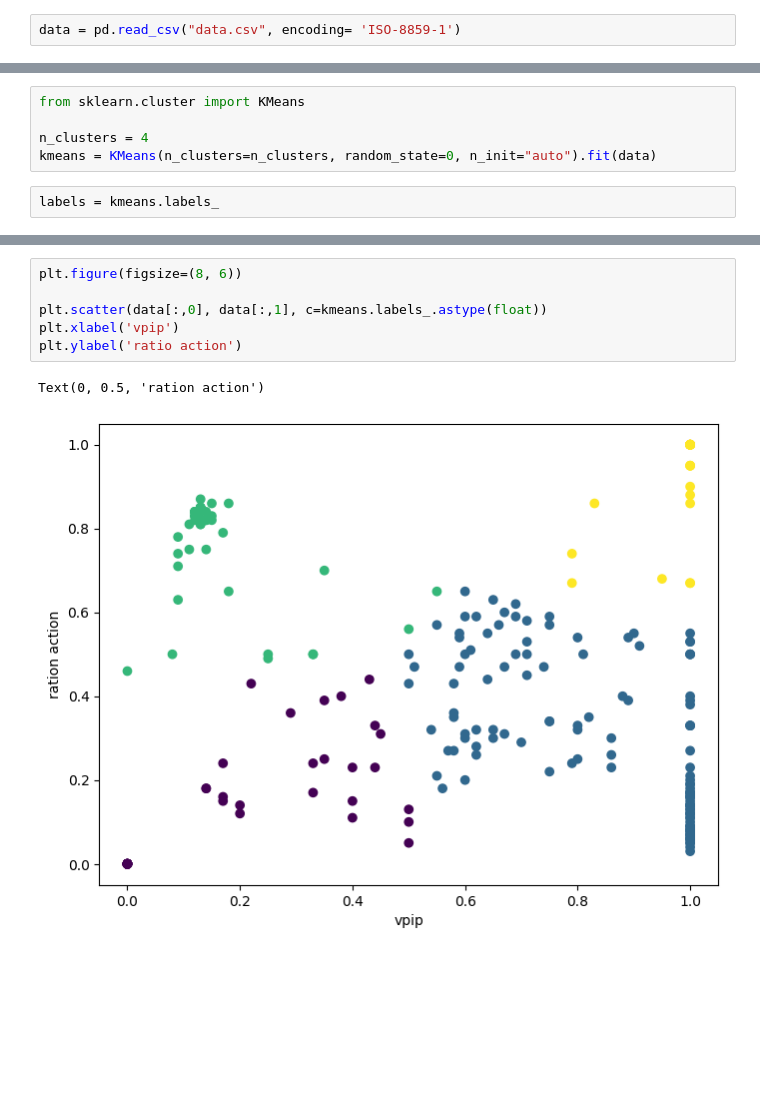
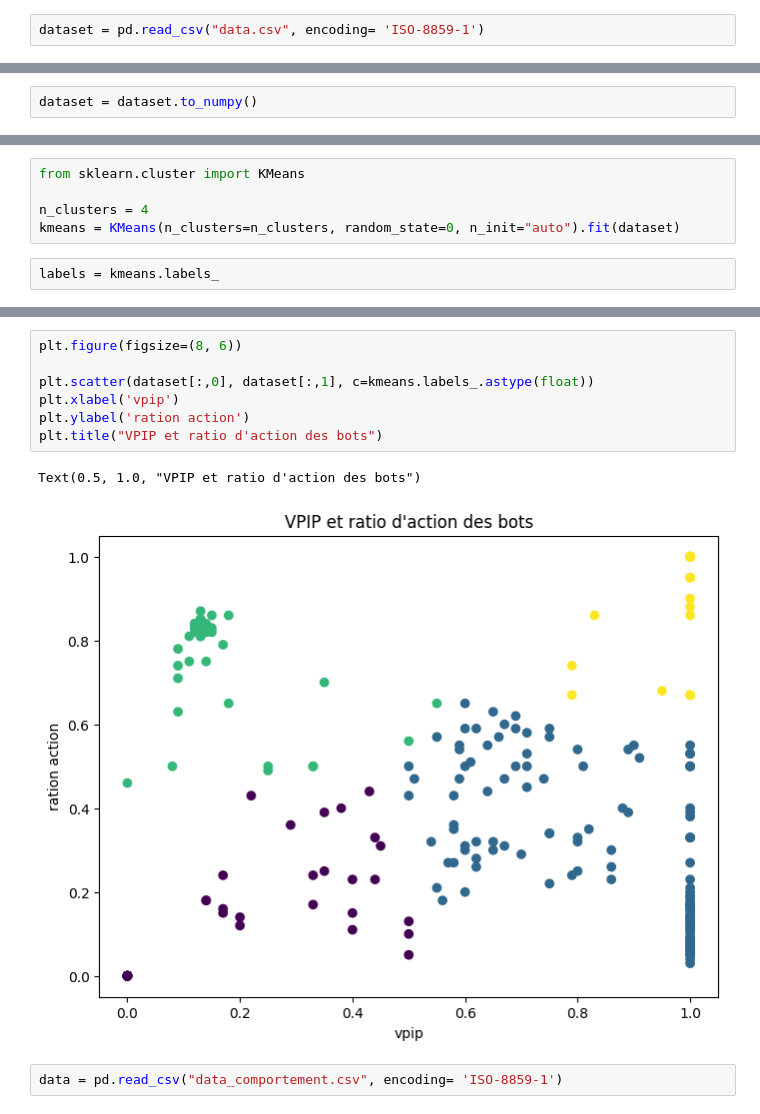
Before and after one commit to LucasColas/Poker-AI, a Jupyter notebook: TX_Poker.ipynb, the cells around one changed output, grey strips where cells are left out. Cells and saved outputs as stored; diff of their text form; blank space fills up the shorter version.

```diff
--- a/TX_Poker.ipynb
+++ b/TX_Poker.ipynb
@@ -11,5 +11,5 @@ import numpy as np
 # %% [markdown]
 ### Data
 # %%
-data = pd.read_csv("data.csv", encoding= 'ISO-8859-1')
+dataset = pd.read_csv("data.csv", encoding= 'ISO-8859-1')
 # %%
@@ -26 +24,3 @@ data = data.to_numpy()
+# %%
+dataset = dataset.to_numpy()
 # %%
@@ -34,7 +34,7 @@ plt.show()
 from sklearn.cluster import KMeans
 
 n_clusters = 4
-kmeans = KMeans(n_clusters=n_clusters, random_state=0, n_init="auto").fit(data)
+kmeans = KMeans(n_clusters=n_clusters, random_state=0, n_init="auto").fit(dataset)
 # %%
 labels = kmeans.labels_
 # %%
@@ -44,9 +73,12 @@ array([1, 1, 2, ..., 2, 0, 2], dtype=int32)
 # %%
 plt.figure(figsize=(8, 6))
 
-plt.scatter(data[:,0], data[:,1], c=kmeans.labels_.astype(float))
+plt.scatter(dataset[:,0], dataset[:,1], c=kmeans.labels_.astype(float))
 plt.xlabel('vpip')
-plt.ylabel('ratio action')
+plt.ylabel('ration action')
+plt.title("VPIP et ratio d'action des bots")
 # %% [output]
-Text(0, 0.5, 'ration action')
+Text(0.5, 1.0, "VPIP et ratio d'action des bots")
-[figure, old version]
+[figure, new version]
+# %%
+data = pd.read_csv("data_comportement.csv", encoding= 'ISO-8859-1')
```
Also changed, not shown: parts of 14 cells of this notebook, 1 other file.
